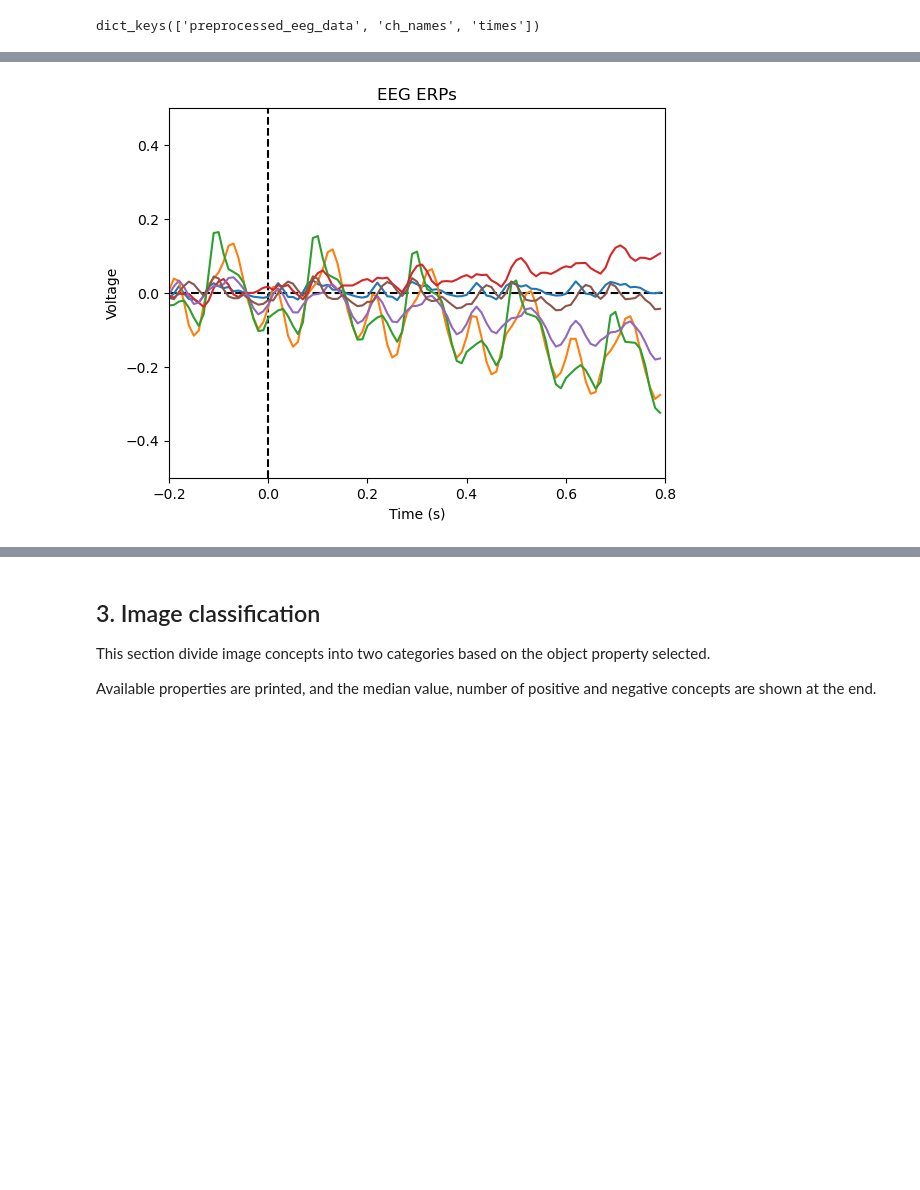
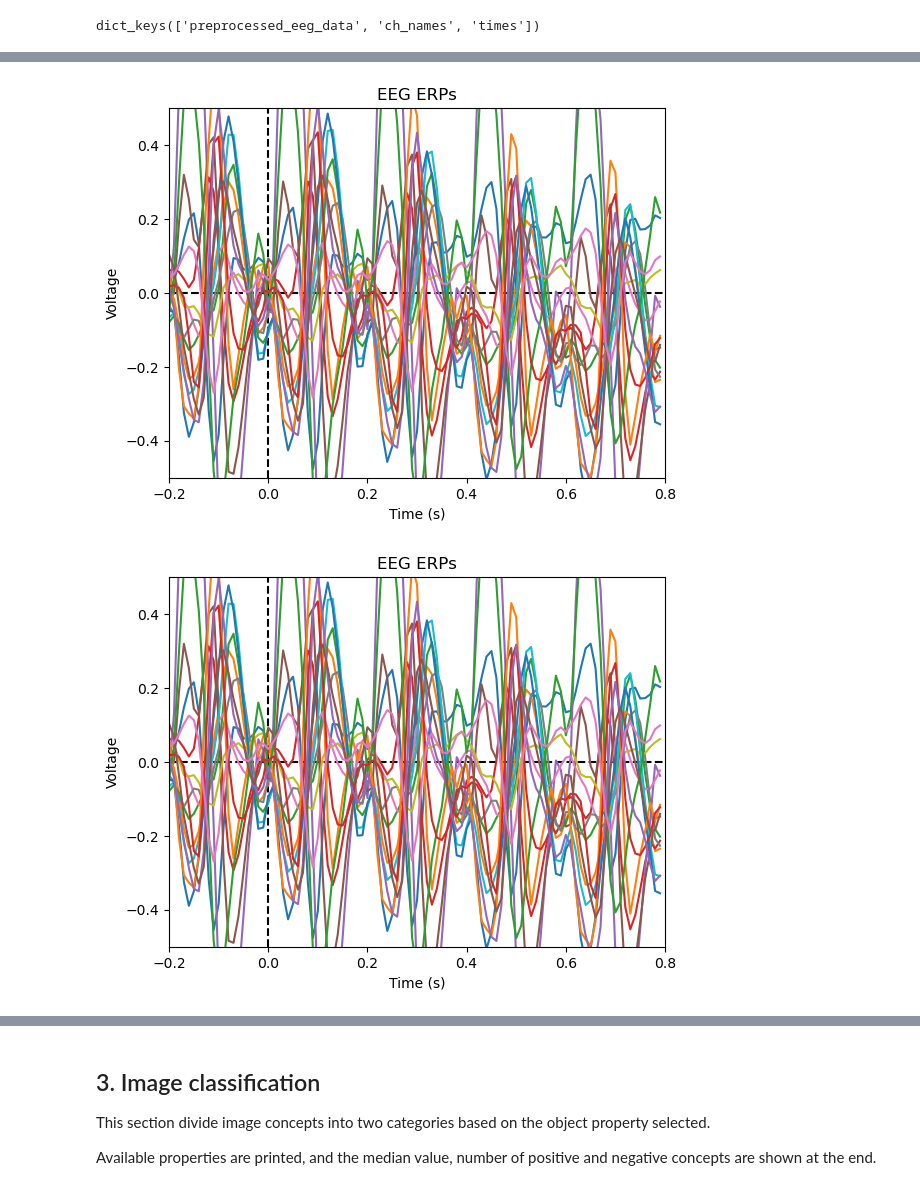
Before and after one commit to yqiaorong/Dream_Viewer, a Jupyter notebook: project_directory/github_code/Notebook.ipynb, the cells around one changed output, grey strips where cells are left out. Drawn from its saved outputs; the diff is of its cells as text; code cells hidden in the pictures; blank space fills up the shorter version.

```diff
--- a/project_directory/github_code/Notebook.ipynb
+++ b/project_directory/github_code/Notebook.ipynb
@@ -272,8 +275,7 @@ epoched_data = []
 img_conditions = []
 
 ### Load the EEG data and convert it to MNE raw format ###
-project_dir = os.path.join('D:/', 'UG', 'Research', 'Dream_Neural_Decoding',
-                           'Shannon_Big_Big_Dream_Project','project_directory')
+project_dir = os.path.join('D:/', 'UG', 'Research', 'Dream_Lab', 'Dream_Decoding','project_directory')
 # %%
 sub = 1
 # %%
@@ -453,7 +436,7 @@ del sorted_data
 # %% [markdown]
 ### Loading preprocessed data
 # %%
-THINGS_prepr_dir = os.path.join('eeg_dataset', 'wake_data', 'THINGS', 'preprocessed_data',
+THINGS_prepr_dir = os.path.join('eeg_dataset', 'wake_data', 'THINGS', 'preprocessed_data','occipital',
                                 'sub-'+format(sub,'02'), 'preprocessed_eeg_training.npy')
 THINGS_eeg_data = np.load(os.path.join(project_dir, THINGS_prepr_dir), allow_pickle=True).item()
 # %%
@@ -471,20 +470,22 @@ THINGS_eeg_data['ch_names']
 # %%
 bio_data = THINGS_eeg_data['preprocessed_eeg_data']
 times = THINGS_eeg_data['times']
 
 # Average across repetitions
 erp_data = np.mean(bio_data, 1)
 
 # Average across img_cond
 erp_data_all = np.mean(erp_data, 0)
 
 plt.figure()
-plt.plot([-.2, .8], [0, 0], 'k--', [0, 0], [-0.5, 0.5], 'k--')
-plt.plot(times, np.transpose(erp_data_all));
-plt.xlabel('Time (s)');
+plt.plot([-.2, .8], [0, 0], 'k--', [0, 0], [-1, 1], 'k--')
+plt.plot(times, np.transpose(erp_data_all))
+plt.xlabel('Time (s)')
 plt.xlim(left=-.2, right=.8)
-plt.ylabel('Voltage');
+plt.ylabel('Voltage')
 plt.ylim(bottom=-0.5, top=0.5)
-plt.title('EEG ERPs');
+plt.title('EEG ERPs')
+plt.show()
 # %% [output]
-[figure, old version]
+[figure, new version]
+[figure, added]
```
Also changed, not shown: parts of 19 cells of this notebook.
